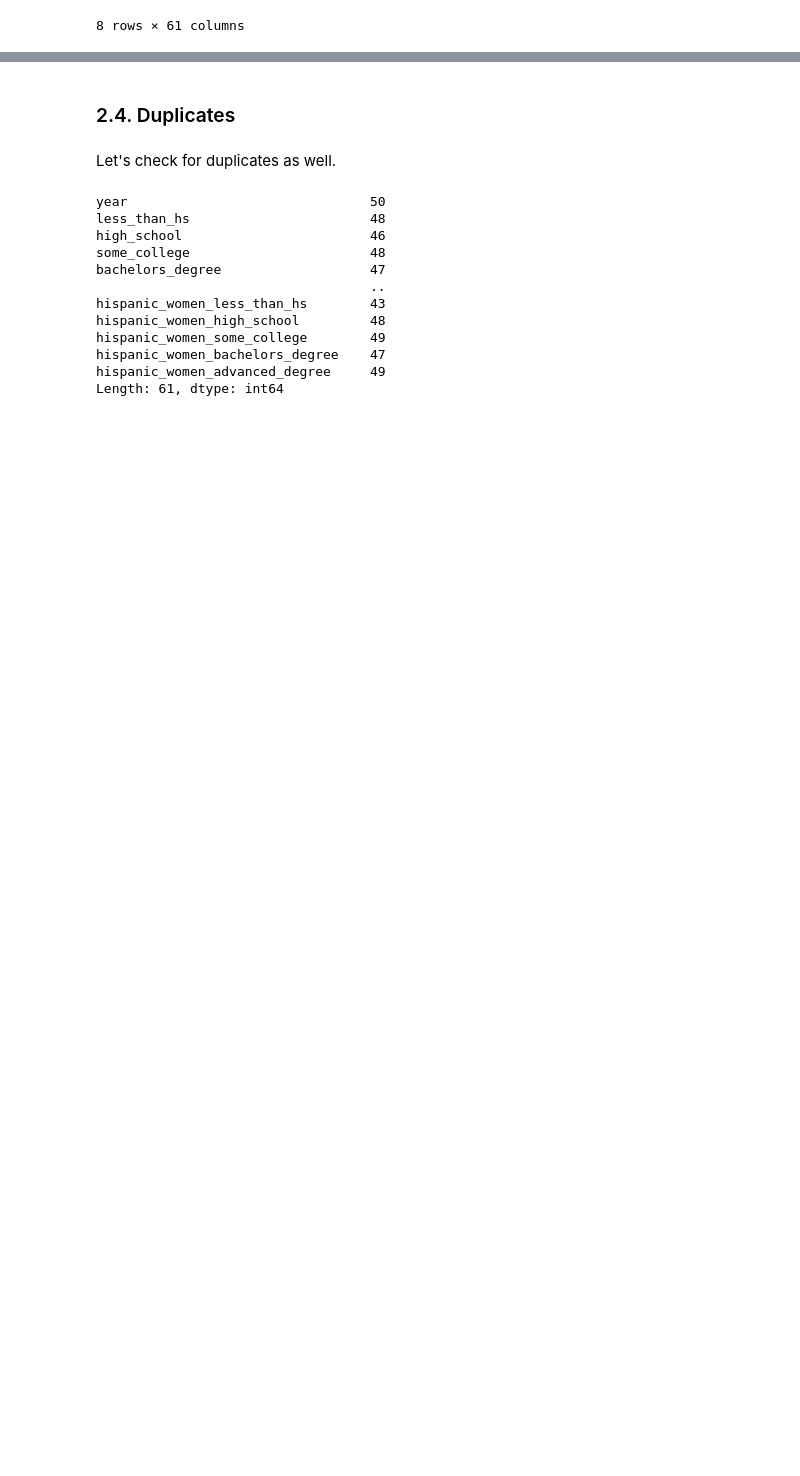
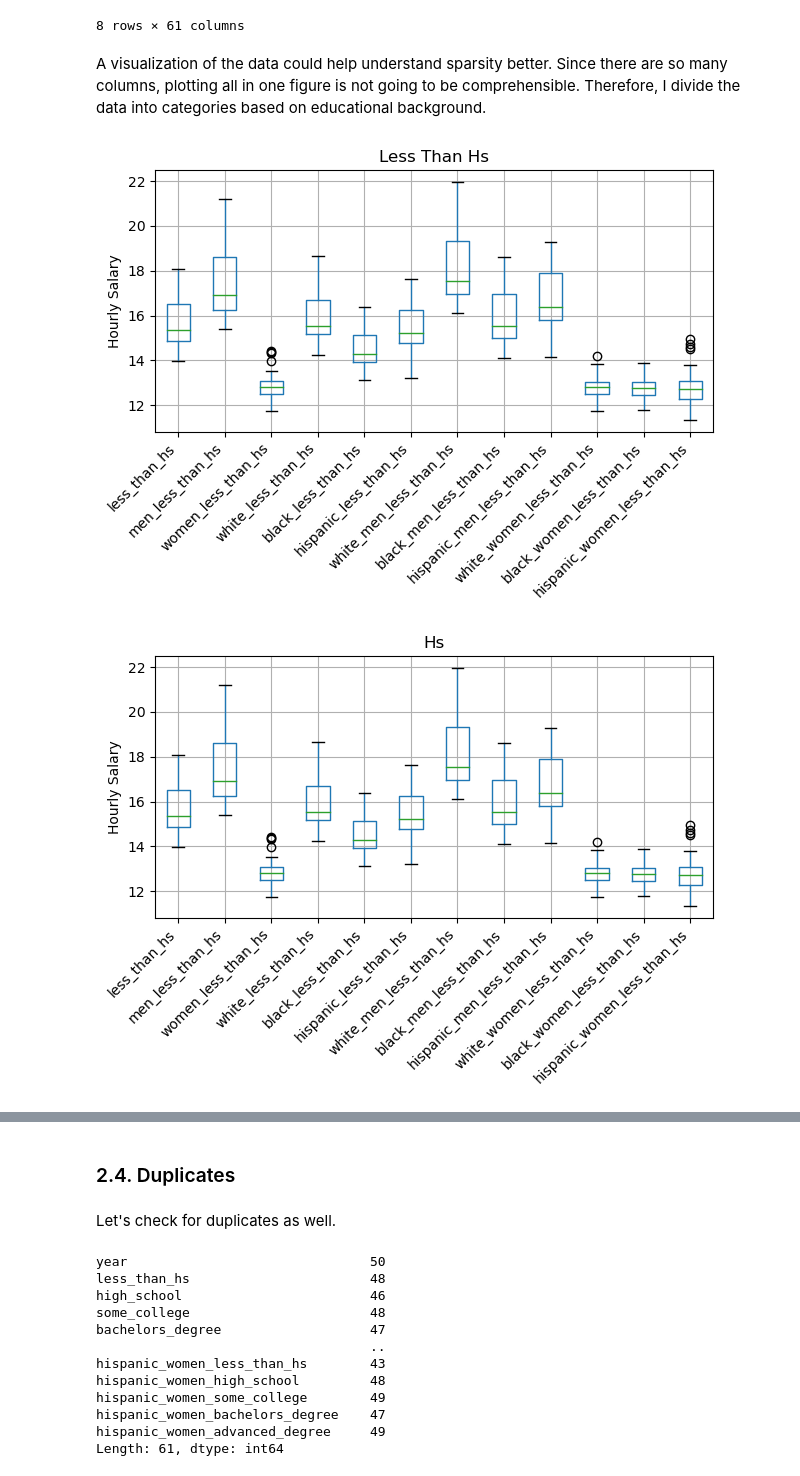
Before and after one commit to nazilagundogdu/GenderPayGap, a Jupyter notebook: DataWrangling.ipynb, the cells around one changed output, grey strips where cells are left out. Cells and saved outputs as stored; diff of their text form; code cells hidden in the pictures; blank space fills up the shorter version.

Commit message:
Data Wrangling V2

```diff
--- a/DataWrangling.ipynb
+++ b/DataWrangling.ipynb
@@ -132,3 +132,19 @@ df.describe().round(2)
 | 75% | 2009.75 | 16.50 | 21.48 | 23.70 | 37.12 | 47.56 | 18.61 | ... |
 | max | 2022.00 | 18.06 | 22.70 | 25.44 | 41.65 | 53.74 | 21.18 | ... |
 8 rows × 61 columns
+# %% [markdown]
+A visualization of the data could help understand sparsity better. Since there are so many columns, plotting all in one figure is not going to be comprehensible. Therefore, I divide the data into categories based on educational background.
+# %%
+categories = \
+['less_than_hs', 'hs', 'some_college', 'bachelors_degree','advanced_degree']
+for item in categories:
+    df.iloc[:, df.columns.str.contains(fr'{item}')].boxplot()
+    plt.title(item)
+    plt.xticks(rotation=45, ha='right')
+    plt.ylabel('Hourly Salary')
+    plt.title(f"{item.replace('_', ' ').title()}")
+    plt.tight_layout()
+    plt.show()
+# %% [output]
+[figure, added]
+[figure, added]
```
Also changed, not shown: parts of 14 cells of this notebook.
